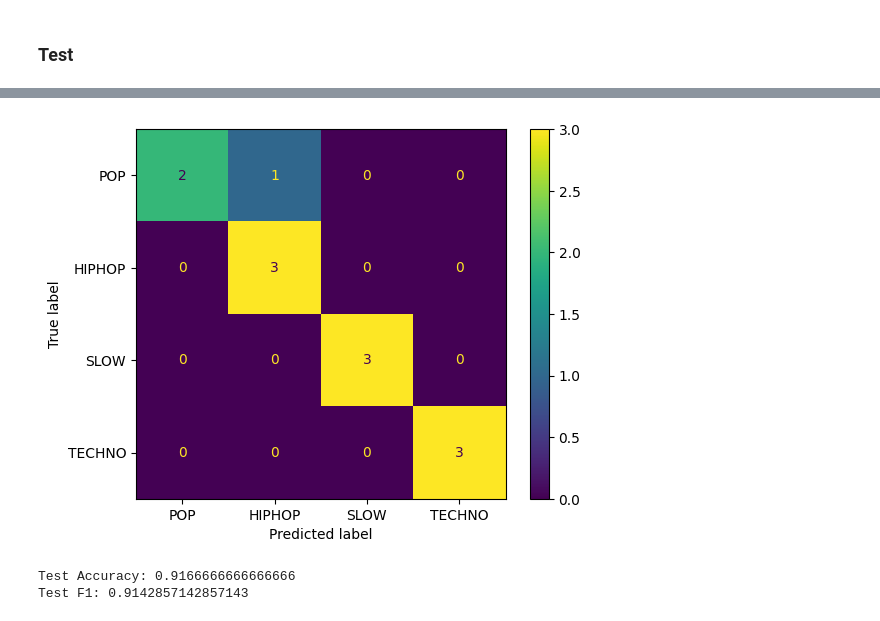
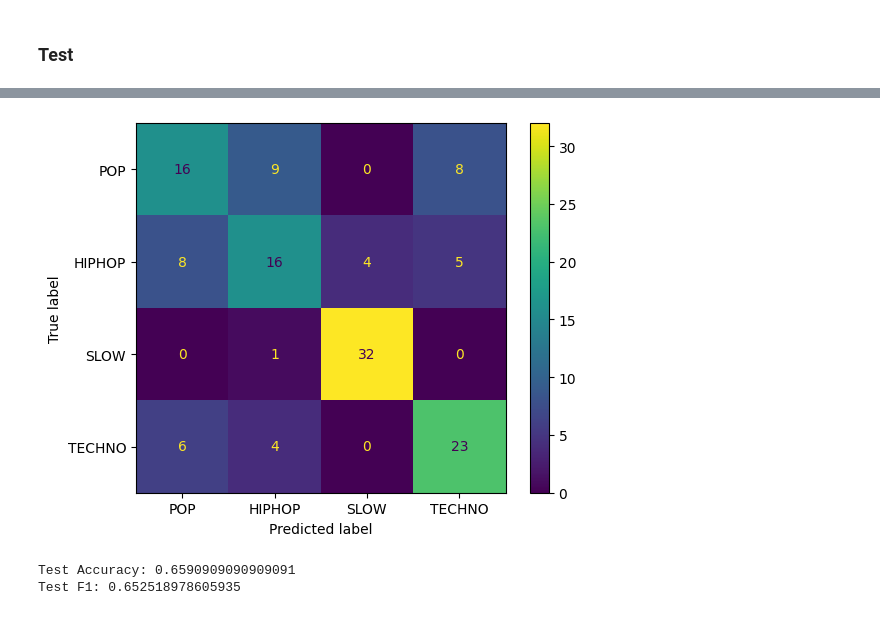
Before and after one commit to ardaergin/ML4QS, a Jupyter notebook: 5 - dl_model.ipynb, the cells around one changed output, grey strips where cells are left out. Cells and saved outputs as stored; diff of their text form; code cells hidden in the pictures.

Commit message:
transformer model final

```diff
--- a/5 - dl_model.ipynb
+++ b/5 - dl_model.ipynb
@@ -29,9 +29,11 @@ def data_prep(path,window_size,stride):
 
     sensor_cols = ['acc_x','acc_y','acc_z','gy_x','gy_y','gy_z','mag_x','mag_y','mag_z']
 
-    scaler = StandardScaler()
-    scaled = scaler.fit_transform(data_pd[sensor_cols].values)
-    data_pd[sensor_cols] = scaled
+    for sens in ['acc','gy','mag']:
+        cols = [sens+'_x',sens+'_y',sens+'_z']
+        scaler = StandardScaler()
+        scaled = scaler.fit_transform(data_pd[cols].values)
+        data_pd[cols] = scaled
 
     data_list = data_pd.groupby(['subject_id','label','genre_coded'])[sensor_cols].agg(list).reset_index()
 
@@ -93,13 +83,4 @@ class TransformerModel(nn.Module):
         x = x.view(x.size(0), -1)
         x = self.fc(x)
         return x
-# %%
-num_epoch = 20
-batch_size = 1024
-lr = 3e-3
-
-model = TransformerModel().to(device)
-criterion = nn.CrossEntropyLoss()
-optimizer = torch.optim.AdamW(model.parameters(),lr=lr)
-scheduler = torch.optim.lr_scheduler.StepLR(optimizer, step_size=5, gamma=0.3)
 # %%
@@ -153,0 +135,10 @@ KeyboardInterrupt:
+# %%
+window_size = 90
+stride = 5
+num_epoch = 10
+val_per_genre = 2
+batch_size = 256
+lr = 4e-3
+
+
+data_all = data_prep("data/data_trimmed_merged.csv",window_size,stride)
@@ -167,0 +183,14 @@ eval_pd = eval_pd.groupby(['subject_id','label','genre_coded'])['preds'].agg(lis
+# %%
+eval_pd = pd.concat(res_list)
+
+conf_mat = confusion_matrix(eval_pd['genre_coded'],eval_pd['preds'])
+
+
+
+disp = ConfusionMatrixDisplay(confusion_matrix=conf_mat,
+                              display_labels=['POP','HIPHOP','SLOW','TECHNO'])
+disp.plot()
+plt.show()
+
+print(f"Accuracy: {accuracy_score(eval_pd['genre_coded'],eval_pd['preds'])}")
+print(f"F1: {f1_score(eval_pd['genre_coded'],eval_pd['preds'],average='weighted')}")
@@ -168,21 +201,19 @@ eval_pd = eval_pd.groupby(['subject_id','label','genre_coded'])['preds'].agg(lis
 # %%
-eval_pd = val_pd.copy()
-eval_pd['preds'] = preds_test
 eval_pd = eval_pd.groupby(['subject_id','label','genre_coded'])['preds'].agg(list).reset_index()
 eval_pd['pred_final'] = eval_pd['preds'].apply(lambda x: max(set(x), key = x.count))
 
 conf_mat = confusion_matrix(eval_pd['genre_coded'],eval_pd['pred_final'])
 
 
 
 disp = ConfusionMatrixDisplay(confusion_matrix=conf_mat,
                               display_labels=['POP','HIPHOP','SLOW','TECHNO'])
 disp.plot()
 plt.show()
 
 print(f"Test Accuracy: {accuracy_score(eval_pd['genre_coded'],eval_pd['pred_final'])}")
 print(f"Test F1: {f1_score(eval_pd['genre_coded'],eval_pd['pred_final'],average='weighted')}")
 # %% [output]
-[figure, old version]
+[figure, new version]
-Test Accuracy: 0.9166666666666666
-Test F1: 0.9142857142857143
+Test Accuracy: 0.6590909090909091
+Test F1: 0.652518978605935
```
Also changed, not shown: parts of 7 cells of this notebook.
